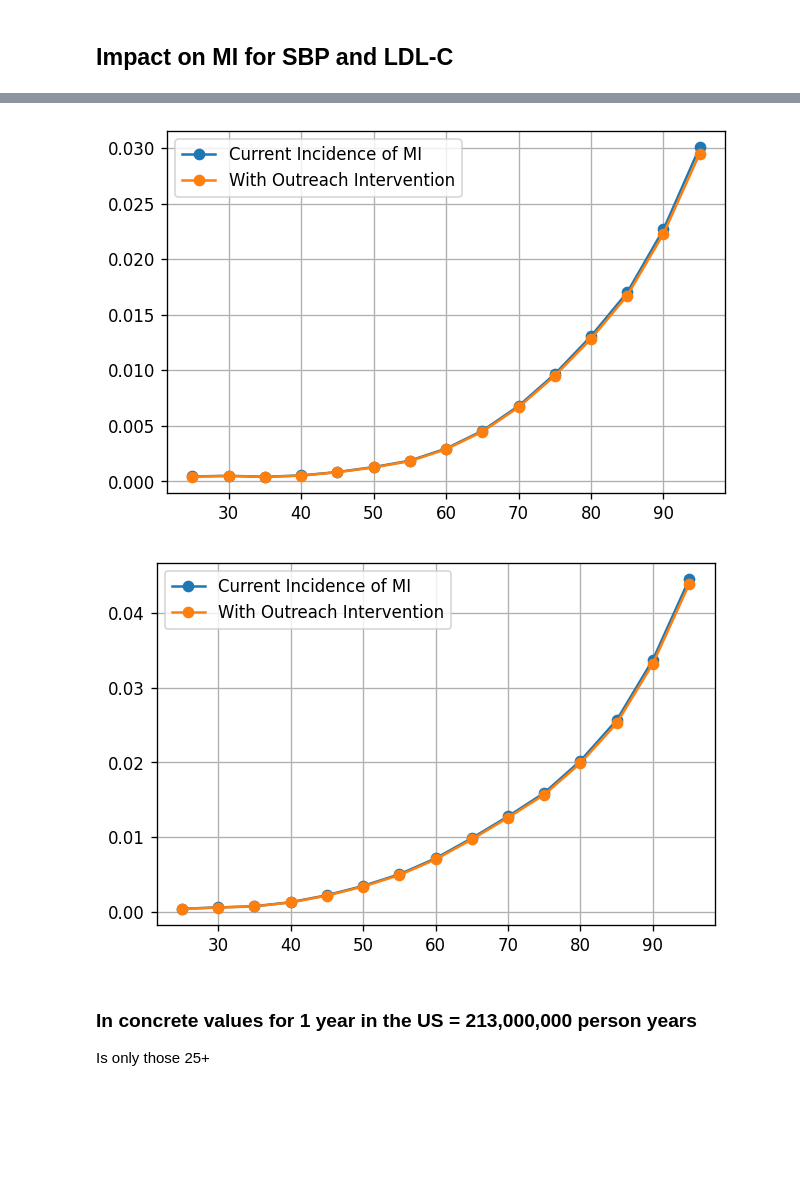
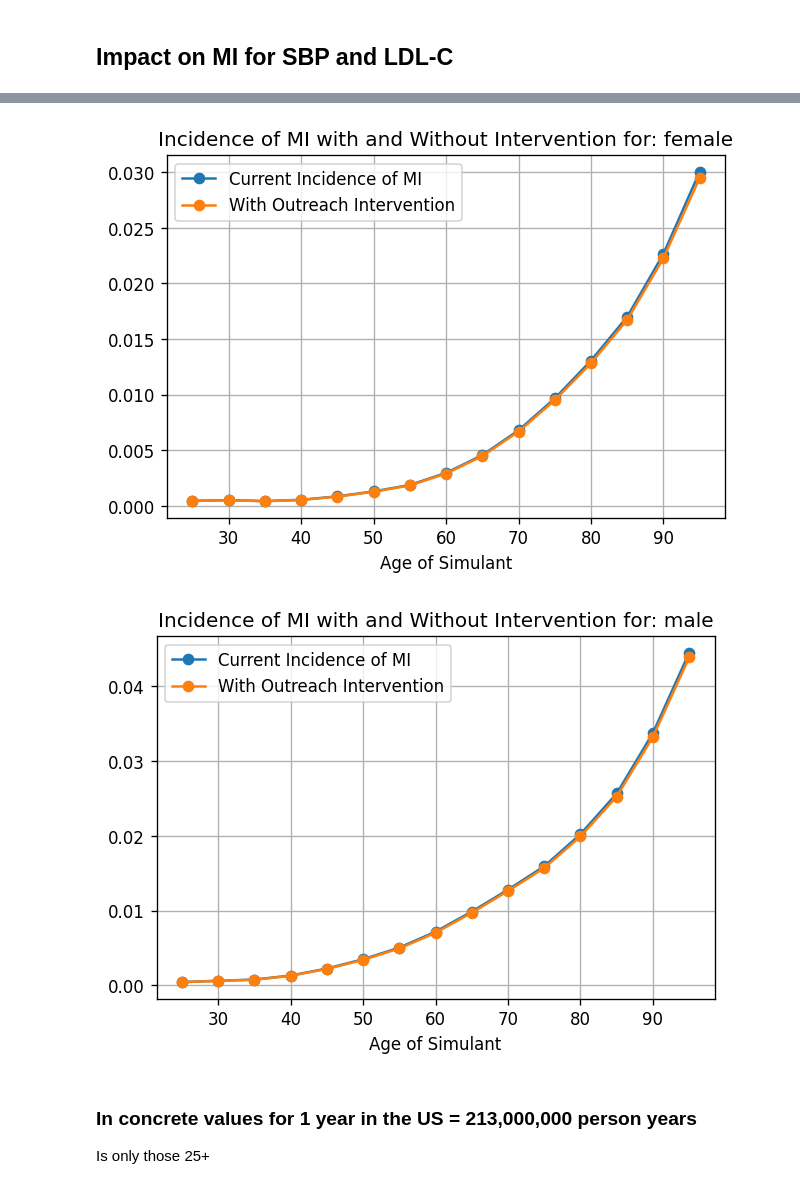
Before and after one commit to ihmeuw/vivarium_research_nih_us_cvd, a Jupyter notebook: Back_of_envelope.ipynb, the cells around one changed output, grey strips where cells are left out. Cells and saved outputs as stored; diff of their text form; code cells hidden in the pictures; blank space fills up the shorter version.

```diff
--- a/Back_of_envelope.ipynb
+++ b/Back_of_envelope.ipynb
@@ -88,14 +88,16 @@ MI.head()
 # %%
 for sex in MI.sex.unique():
     plt.figure(dpi=120)
     subdata = MI.loc[MI['sex']==sex]
     plt.plot(subdata.age_start, subdata.MI_inc, marker='o', label='Current Incidence of MI')
     plt.plot(subdata.age_start, subdata.new_inc, marker='o', label='With Outreach Intervention')
     plt.legend()
     plt.grid()
+    plt.title(f'Incidence of MI with and Without Intervention for: {sex}')
+    plt.xlabel('Age of Simulant')
 # %% [output]
-[figure, old version]
+[figure, new version]
-[figure, old version]
+[figure, new version]
 # %% [markdown]
 ### In concrete values for 1 year in the US = 213,000,000 person years
 Is only those 25+
```
Also changed, not shown: parts of 3 cells of this notebook.
